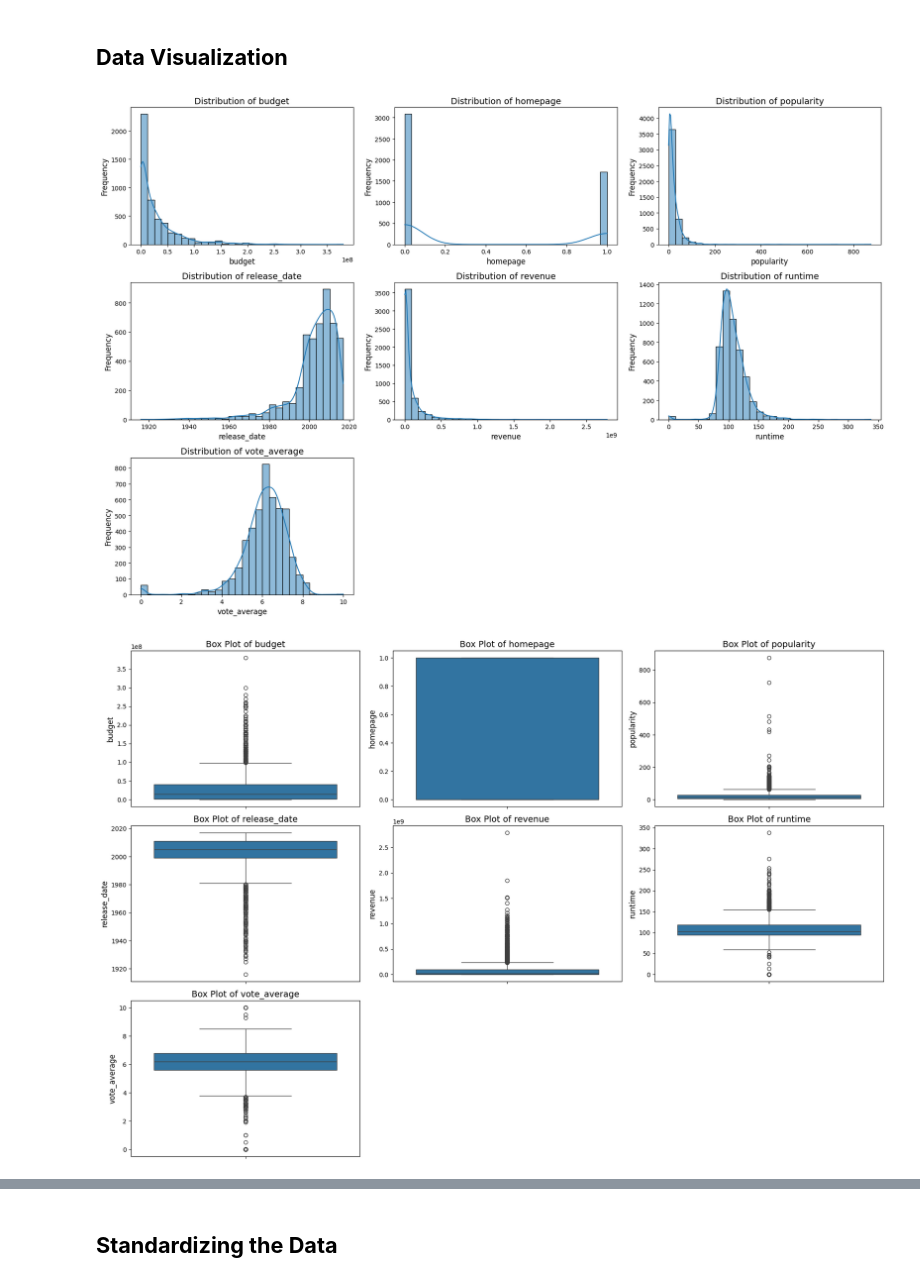
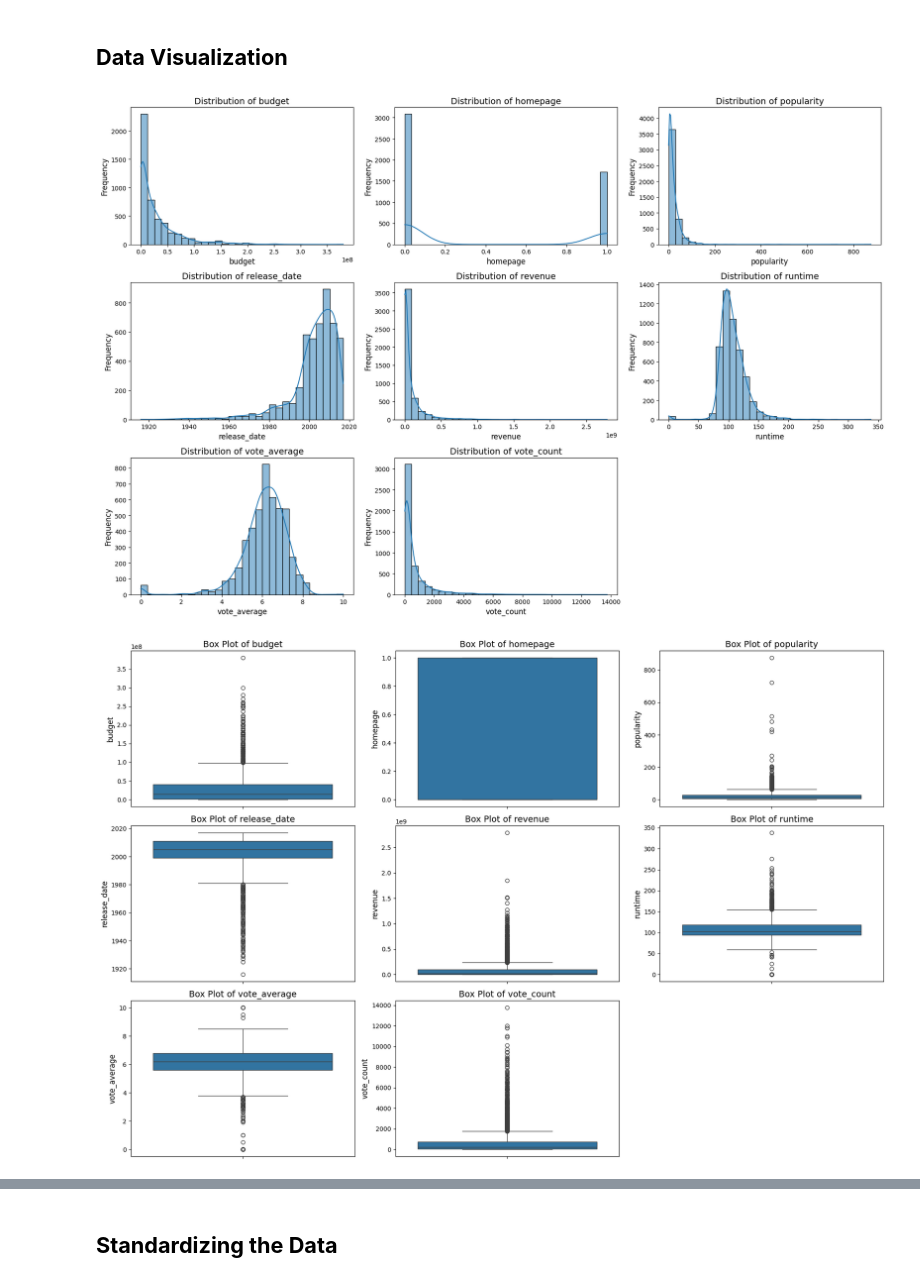
Before and after one commit to leonnmarcoo/CCADMACL_COM232_PROJECT, a Jupyter notebook: eda.ipynb, the cells around one changed output, grey strips where cells are left out. Saved outputs shown, nothing was run; the diff lists cells and outputs as text; code cells hidden in the pictures.

```diff
--- a/eda.ipynb
+++ b/eda.ipynb
@@ -62,7 +58,7 @@ df.describe()
 # %% [markdown]
 ## **Data Visualization**
 # %%
-numerical_features = ['budget', 'homepage', 'popularity', 'release_date', 'revenue', 'runtime', 'vote_average']
+numerical_features = ['budget', 'homepage', 'popularity', 'release_date', 'revenue', 'runtime', 'vote_average', 'vote_count']
 
 plt.figure(figsize=(18, 12))
 for i, col in enumerate(numerical_features):
@@ -75,18 +71,18 @@ for i, col in enumerate(numerical_features):
 plt.tight_layout()
 plt.show()
 # %% [output]
-[figure, old version]
+[figure, new version]
 # %%
-numerical_features = ['budget', 'homepage', 'popularity', 'release_date', 'revenue', 'runtime', 'vote_average']
+numerical_features = ['budget', 'homepage', 'popularity', 'release_date', 'revenue', 'runtime', 'vote_average', 'vote_count']
 
 plt.figure(figsize=(18, 12))
 for i, col in enumerate(numerical_features):
     plt.subplot(3, 3, i + 1)
     sns.boxplot(y=df[col])
     plt.title(f'Box Plot of {col}', fontsize=14)
     plt.ylabel(col, fontsize=12)
 
 plt.tight_layout()
 plt.show()
 # %% [output]
-[figure, old version]
+[figure, new version]
```
Also changed, not shown: parts of 6 cells of this notebook.
